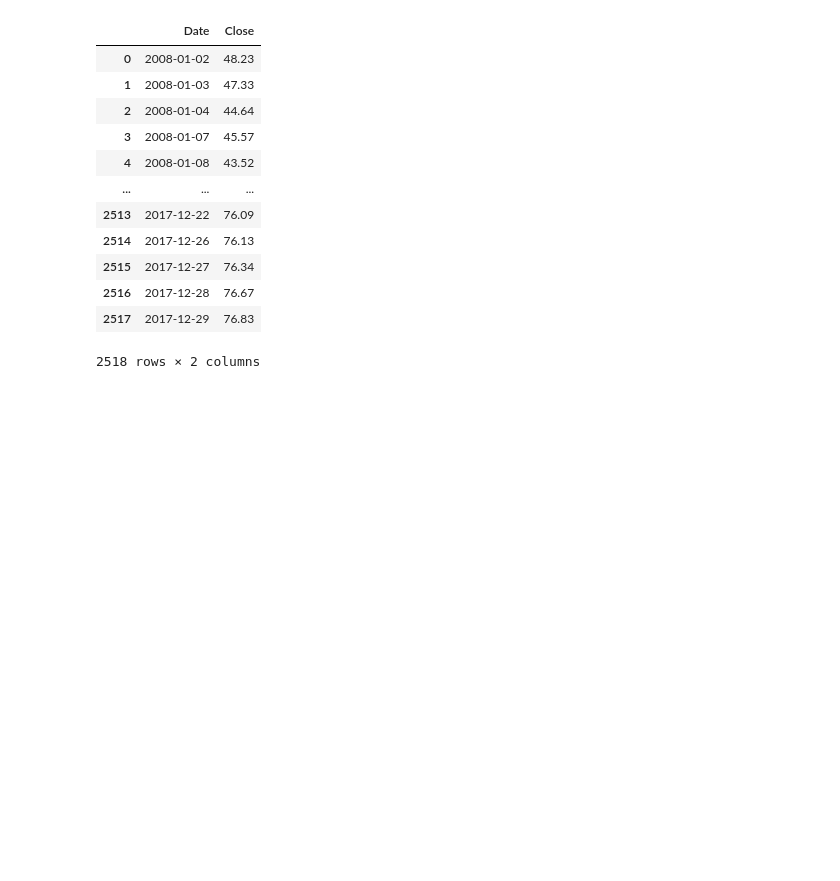
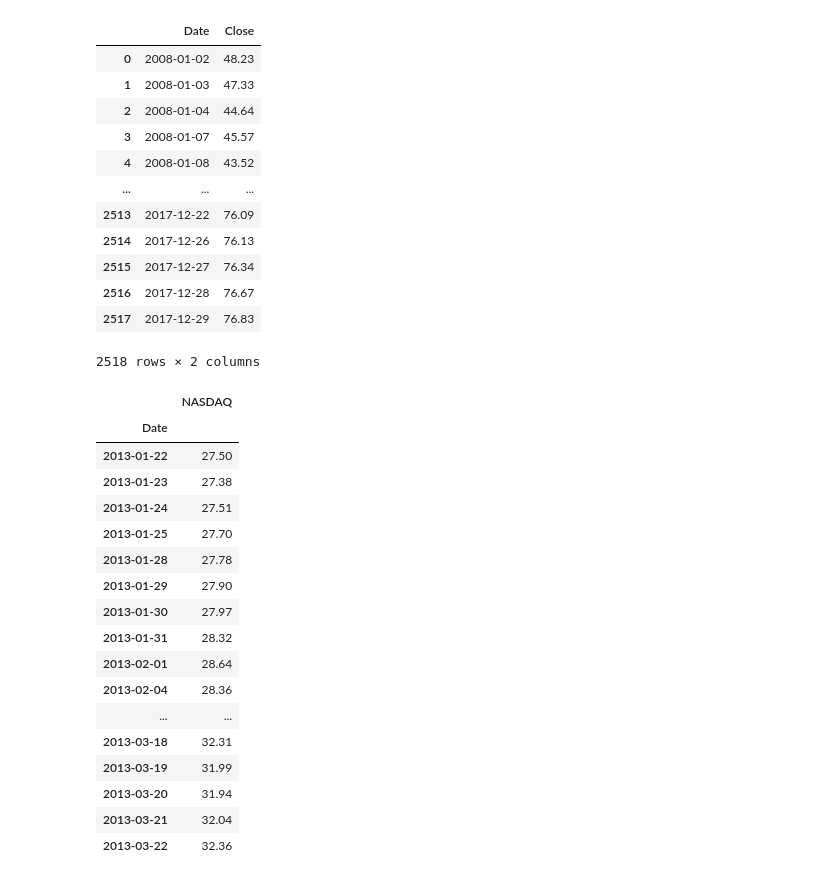
Before and after one commit to chaka37/Project1, a Jupyter notebook: notebooks/liam.ipynb, the cells around one changed output. Saved outputs shown, nothing was run; the diff lists cells and outputs as text; code cells hidden in the pictures; blank space fills up the shorter version.

```diff
--- a/notebooks/liam.ipynb
+++ b/notebooks/liam.ipynb
@@ -313,3 +343,27 @@ NDAQ_stock_data
 | 2516 | 2017-12-28 | 76.67 |
 | 2517 | 2017-12-29 | 76.83 |
 2518 rows × 2 columns
+# %%
+ndaq_stock_1 = NDAQ_stock_data[(NDAQ_stock_data['Date'] > '2013-01-20') & (NDAQ_stock_data['Date'] <= '2013-03-22')]
+ndaq_stock_1.set_index("Date", inplace=True)
+ndaq_stock_1 = ndaq_stock_1.rename(columns={"Close":"NASDAQ"})
+ndaq_stock_1
+# %% [output]
+|  | NASDAQ |
+| Date |  |
+| 2013-01-22 | 27.50 |
+| 2013-01-23 | 27.38 |
+| 2013-01-24 | 27.51 |
+| 2013-01-25 | 27.70 |
+| 2013-01-28 | 27.78 |
+| 2013-01-29 | 27.90 |
+| 2013-01-30 | 27.97 |
+| 2013-01-31 | 28.32 |
+| 2013-02-01 | 28.64 |
+| 2013-02-04 | 28.36 |
+| ... | ... |
+| 2013-03-18 | 32.31 |
+| 2013-03-19 | 31.99 |
+| 2013-03-20 | 31.94 |
+| 2013-03-21 | 32.04 |
+| 2013-03-22 | 32.36 |
```
Also changed, not shown: parts of 14 cells of this notebook.
